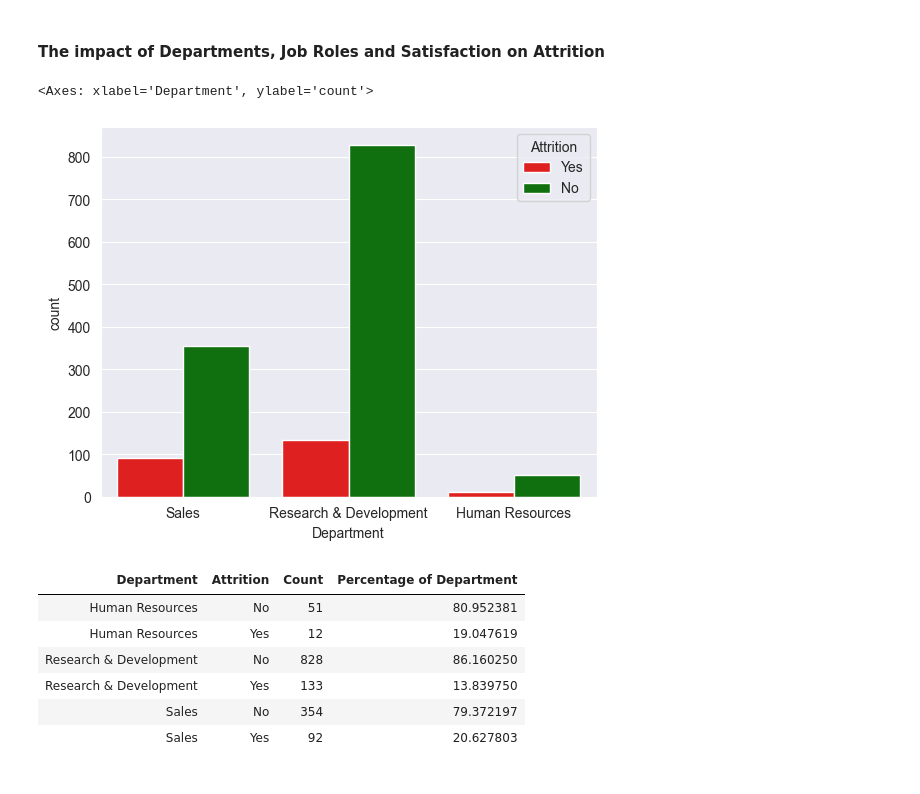
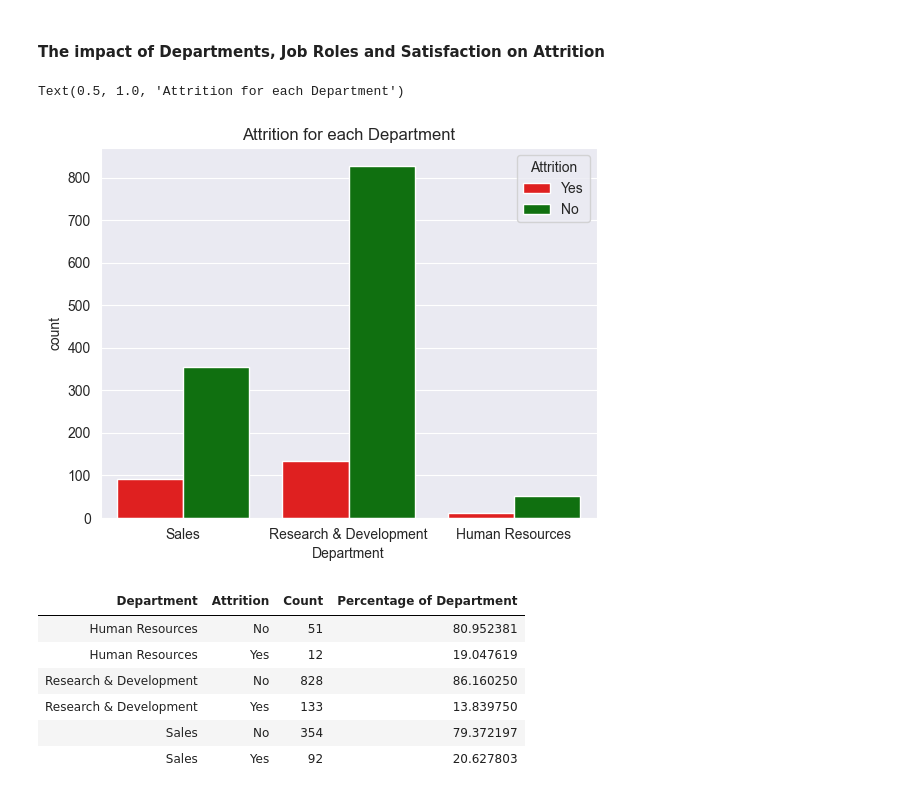
Before and after one commit to Jensen-T/HR-Analysis, a Jupyter notebook: hr-analysis.ipynb, the cells around one changed output. Saved outputs shown, nothing was run; the diff lists cells and outputs as text; code cells hidden in the pictures.

```diff
--- a/hr-analysis.ipynb
+++ b/hr-analysis.ipynb
@@ -138,9 +140,10 @@ It is observed that the majority of employees are at a monthly income of around
 #### The impact of Departments, Job Roles and Satisfaction on Attrition
 # %%
 sns.countplot(data = df, x = 'Department', hue = 'Attrition', palette = {'Yes': 'red', 'No': 'green'})
+plt.title('Attrition for each Department')
 # %% [output]
-<Axes: xlabel='Department', ylabel='count'>
+Text(0.5, 1.0, 'Attrition for each Department')
-[figure, old version]
+[figure, new version]
 # %%
 departments = df.groupby(['Department', 'Attrition']).size().reset_index(name = 'Count')
 department_totals = df.groupby('Department').size()
```
Also changed, not shown: parts of 9 cells of this notebook.
